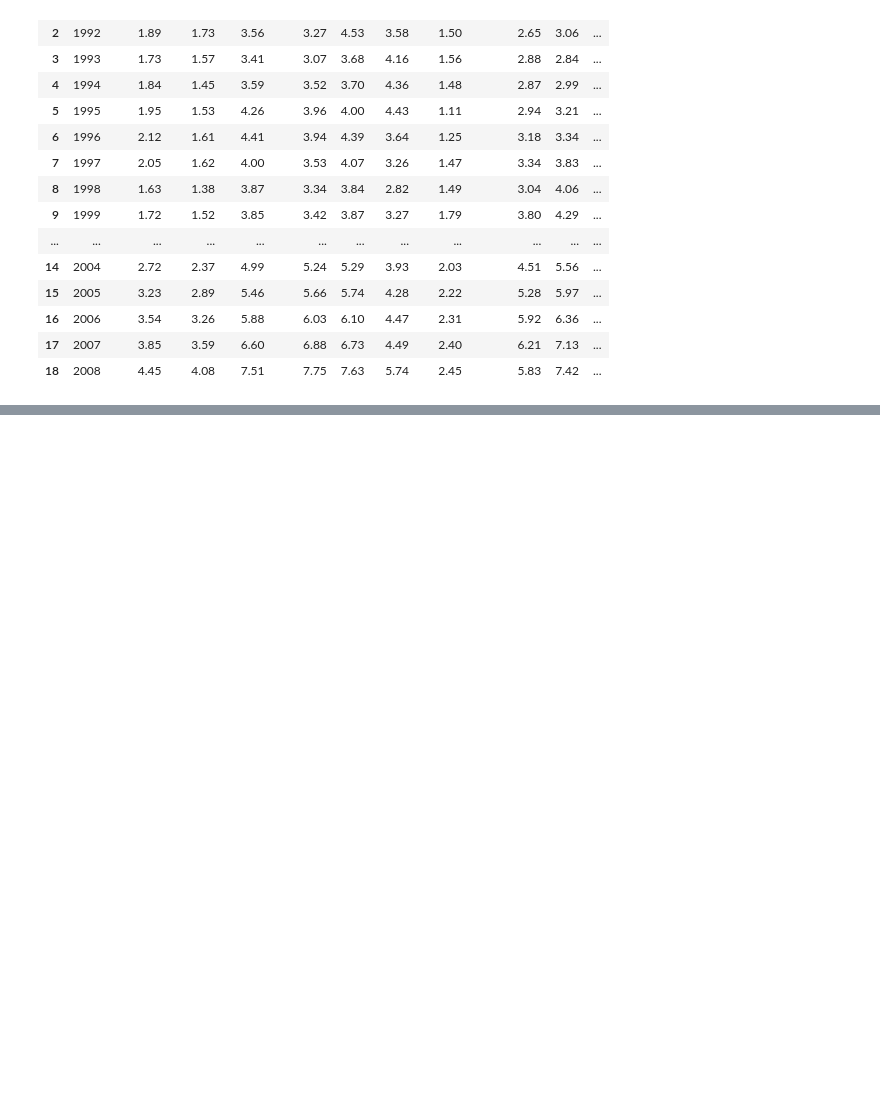
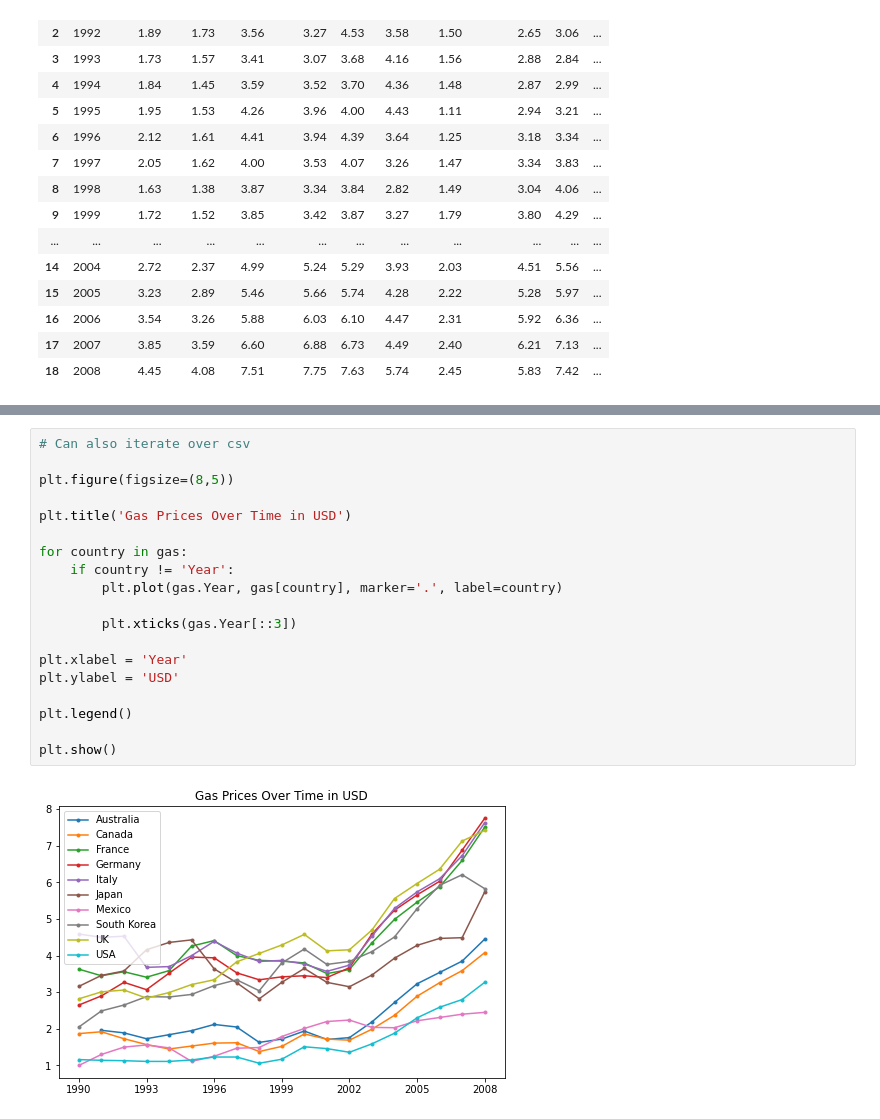
Before and after one commit to Eleanor-Shellstrop/matplotlib-test, a Jupyter notebook: matplotlib-practice2.ipynb, the cells around one changed output, grey strips where cells are left out. Cells and saved outputs as stored; diff of their text form; blank space fills up the shorter version.

```diff
--- a/matplotlib-practice2.ipynb
+++ b/matplotlib-practice2.ipynb
@@ -30,0 +67,21 @@ gas
+# %%
+# Can also iterate over csv
+
+plt.figure(figsize=(8,5))
+
+plt.title('Gas Prices Over Time in USD')
+
+for country in gas:
+    if country != 'Year':
+        plt.plot(gas.Year, gas[country], marker='.', label=country)
+
+        plt.xticks(gas.Year[::3])
+
+plt.xlabel = 'Year'
+plt.ylabel = 'USD'
+
+plt.legend()
+
+plt.show()
+# %% [output]
+[figure, added]
```
Also changed, not shown: parts of 2 cells of this notebook.
